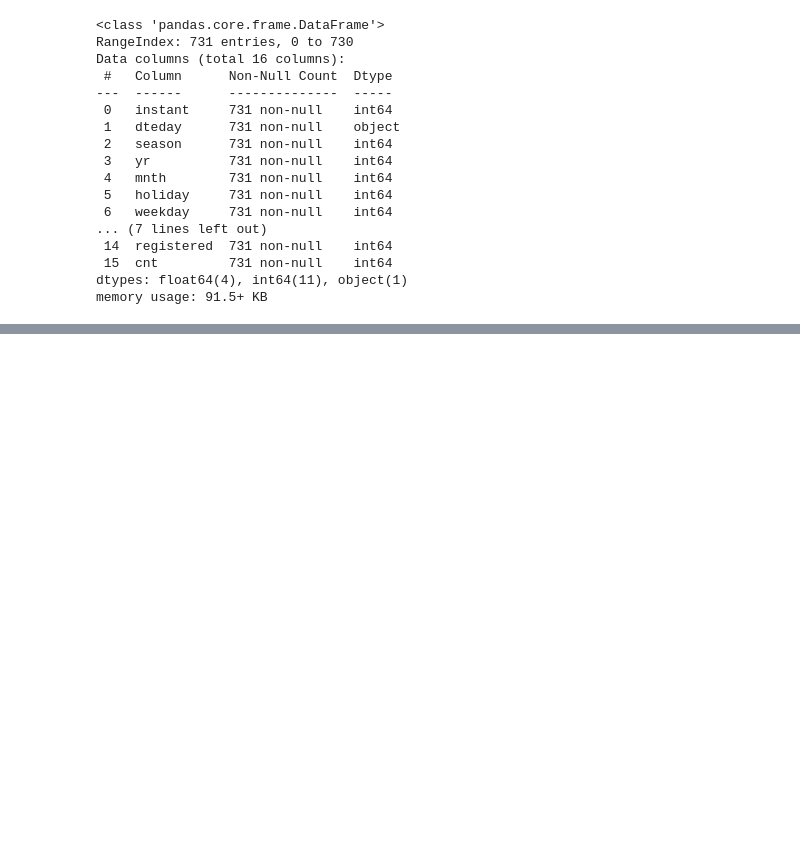
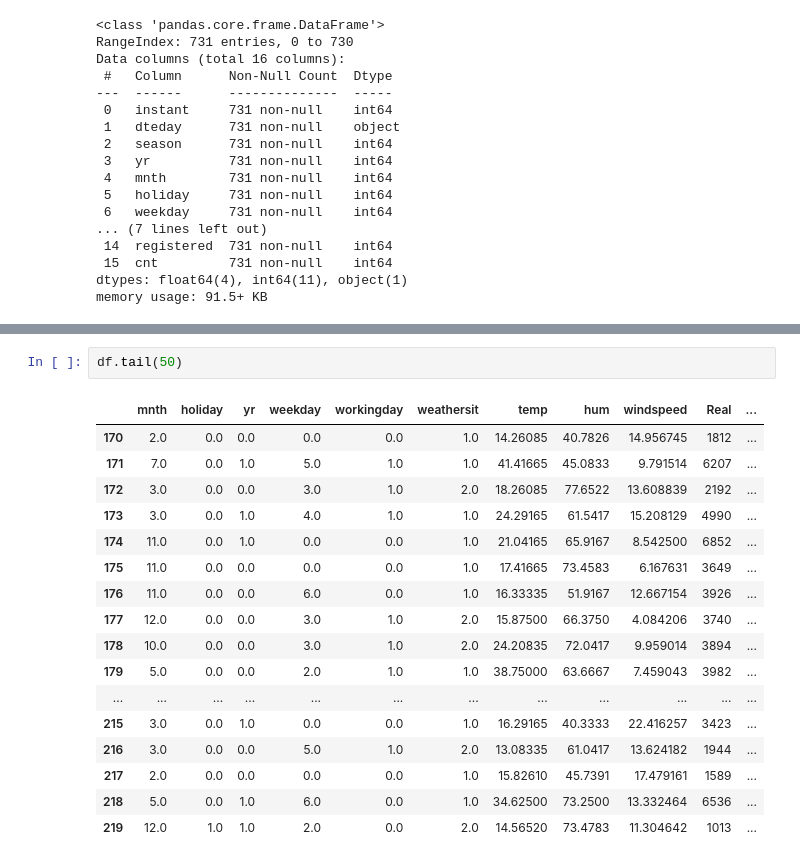
Before and after one commit to SantiFdezz/bike-sharing-ml, a Jupyter notebook: regresion_lineal.ipynb, the cells around one changed output, grey strips where cells are left out. Cells and saved outputs as stored; diff of their text form; blank space fills up the shorter version.

```diff
--- a/regresion_lineal.ipynb
+++ b/regresion_lineal.ipynb
@@ -101,0 +113,20 @@ array([[12.       ,  0.       ,  0.       ,  2.       ,  0.390146 ,
+# %%
+df.tail(50)
+# %% [output]
+|  | mnth | holiday | yr | weekday | workingday | weathersit | temp | hum | windspeed | Real | ... |
+| 170 | 2.0 | 0.0 | 0.0 | 0.0 | 0.0 | 1.0 | 14.26085 | 40.7826 | 14.956745 | 1812 | ... |
+| 171 | 7.0 | 0.0 | 1.0 | 5.0 | 1.0 | 1.0 | 41.41665 | 45.0833 | 9.791514 | 6207 | ... |
+| 172 | 3.0 | 0.0 | 0.0 | 3.0 | 1.0 | 2.0 | 18.26085 | 77.6522 | 13.608839 | 2192 | ... |
+| 173 | 3.0 | 0.0 | 1.0 | 4.0 | 1.0 | 1.0 | 24.29165 | 61.5417 | 15.208129 | 4990 | ... |
+| 174 | 11.0 | 0.0 | 1.0 | 0.0 | 0.0 | 1.0 | 21.04165 | 65.9167 | 8.542500 | 6852 | ... |
+| 175 | 11.0 | 0.0 | 0.0 | 0.0 | 0.0 | 1.0 | 17.41665 | 73.4583 | 6.167631 | 3649 | ... |
+| 176 | 11.0 | 0.0 | 0.0 | 6.0 | 0.0 | 1.0 | 16.33335 | 51.9167 | 12.667154 | 3926 | ... |
+| 177 | 12.0 | 0.0 | 0.0 | 3.0 | 1.0 | 2.0 | 15.87500 | 66.3750 | 4.084206 | 3740 | ... |
+| 178 | 10.0 | 0.0 | 0.0 | 3.0 | 1.0 | 2.0 | 24.20835 | 72.0417 | 9.959014 | 3894 | ... |
+| 179 | 5.0 | 0.0 | 0.0 | 2.0 | 1.0 | 1.0 | 38.75000 | 63.6667 | 7.459043 | 3982 | ... |
+| ... | ... | ... | ... | ... | ... | ... | ... | ... | ... | ... | ... |
+| 215 | 3.0 | 0.0 | 1.0 | 0.0 | 0.0 | 1.0 | 16.29165 | 40.3333 | 22.416257 | 3423 | ... |
+| 216 | 3.0 | 0.0 | 0.0 | 5.0 | 1.0 | 2.0 | 13.08335 | 61.0417 | 13.624182 | 1944 | ... |
+| 217 | 2.0 | 0.0 | 0.0 | 0.0 | 0.0 | 1.0 | 15.82610 | 45.7391 | 17.479161 | 1589 | ... |
+| 218 | 5.0 | 0.0 | 1.0 | 6.0 | 0.0 | 1.0 | 34.62500 | 73.2500 | 13.332464 | 6536 | ... |
+| 219 | 12.0 | 1.0 | 1.0 | 2.0 | 0.0 | 2.0 | 14.56520 | 73.4783 | 11.304642 | 1013 | ... |
```
Also changed, not shown: parts of 4 cells of this notebook.
